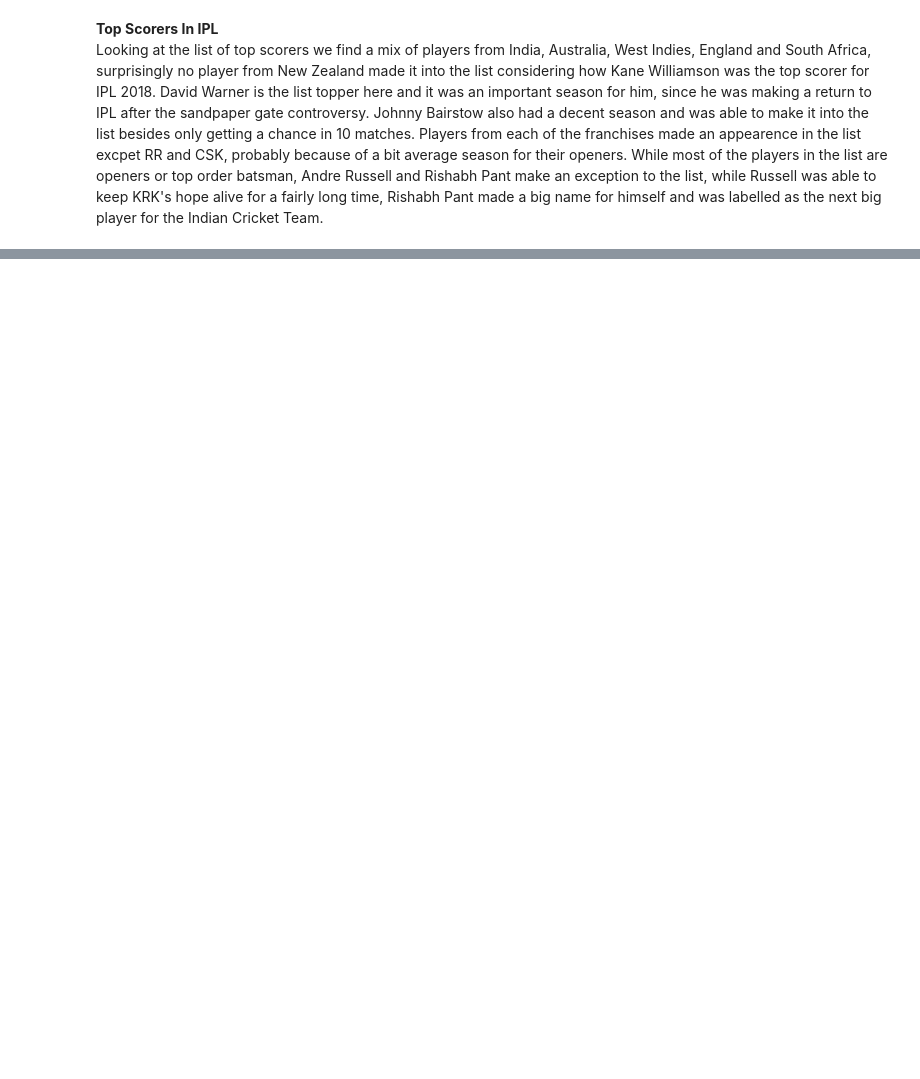
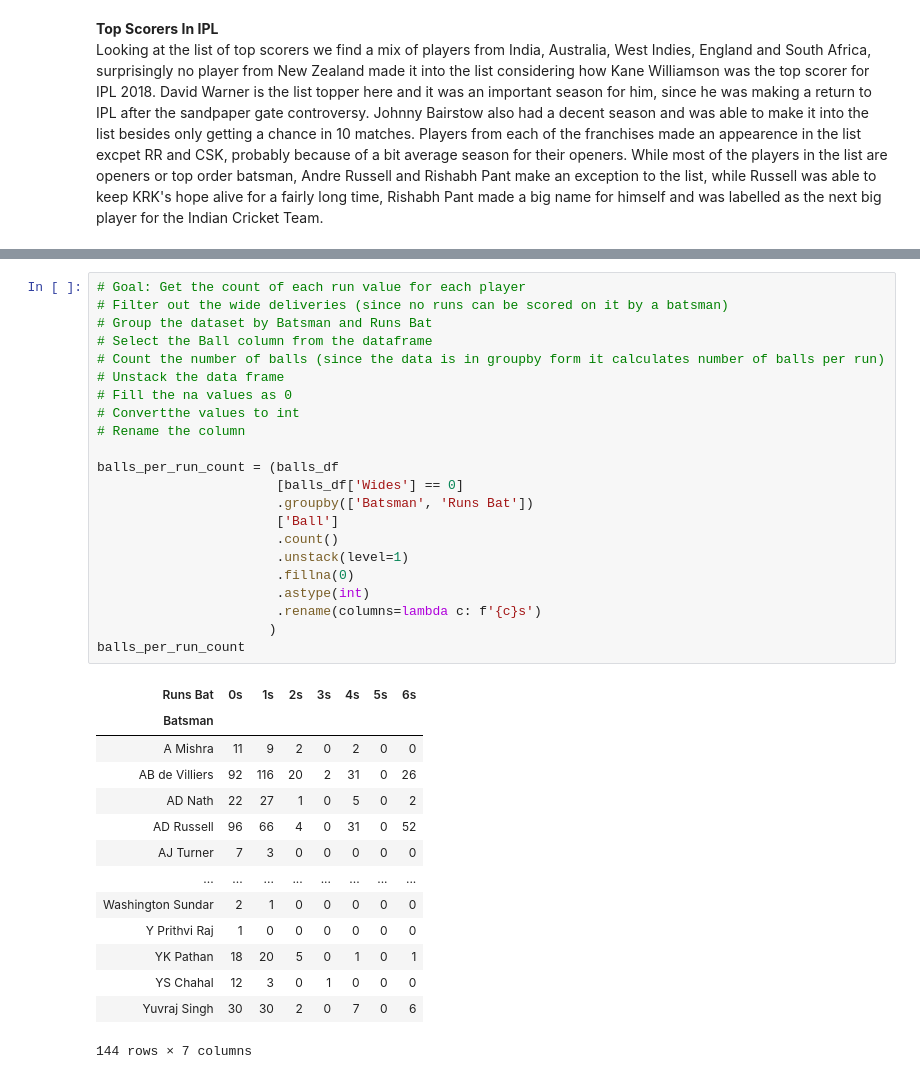
Before and after one commit to anikait1/IPL2019Analysis, a Jupyter notebook: BatsmanAnalysis.ipynb, the cells around one changed output, grey strips where cells are left out. Cells and saved outputs as stored; diff of their text form; blank space fills up the shorter version.

```diff
--- a/BatsmanAnalysis.ipynb
+++ b/BatsmanAnalysis.ipynb
@@ -112,0 +58,37 @@ array([[<matplotlib.axes._subplots.AxesSubplot object at 0x...>,
+# %%
+# Goal: Get the count of each run value for each player
+# Filter out the wide deliveries (since no runs can be scored on it by a batsman)
+# Group the dataset by Batsman and Runs Bat
+# Select the Ball column from the dataframe
+# Count the number of balls (since the data is in groupby form it calculates number of balls per run)
+# Unstack the data frame
+# Fill the na values as 0
+# Convertthe values to int
+# Rename the column
+
+balls_per_run_count = (balls_df
+                       [balls_df['Wides'] == 0]
+                       .groupby(['Batsman', 'Runs Bat'])
+                       ['Ball']
+                       .count()
+                       .unstack(level=1)
+                       .fillna(0)
+                       .astype(int)
+                       .rename(columns=lambda c: f'{c}s')
+                      )
+balls_per_run_count
+# %% [output]
+| Runs Bat | 0s | 1s | 2s | 3s | 4s | 5s | 6s |
+| Batsman |  |  |  |  |  |  |  |
+| A Mishra | 11 | 9 | 2 | 0 | 2 | 0 | 0 |
+| AB de Villiers | 92 | 116 | 20 | 2 | 31 | 0 | 26 |
+| AD Nath | 22 | 27 | 1 | 0 | 5 | 0 | 2 |
+| AD Russell | 96 | 66 | 4 | 0 | 31 | 0 | 52 |
+| AJ Turner | 7 | 3 | 0 | 0 | 0 | 0 | 0 |
+| ... | ... | ... | ... | ... | ... | ... | ... |
+| Washington Sundar | 2 | 1 | 0 | 0 | 0 | 0 | 0 |
+| Y Prithvi Raj | 1 | 0 | 0 | 0 | 0 | 0 | 0 |
+| YK Pathan | 18 | 20 | 5 | 0 | 1 | 0 | 1 |
+| YS Chahal | 12 | 3 | 0 | 1 | 0 | 0 | 0 |
+| Yuvraj Singh | 30 | 30 | 2 | 0 | 7 | 0 | 6 |
+144 rows × 7 columns
```
Also changed, not shown: parts of 15 cells of this notebook.
